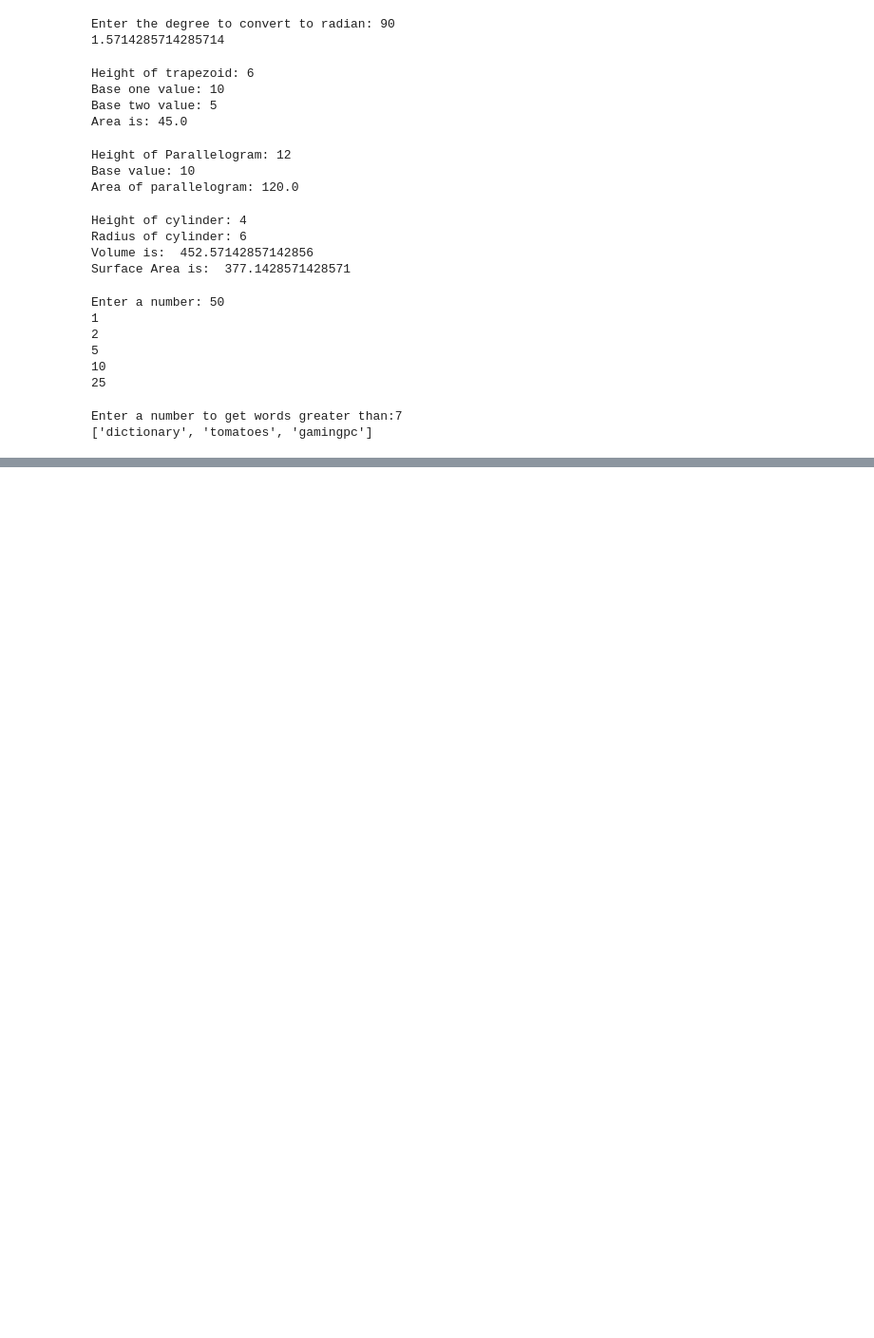
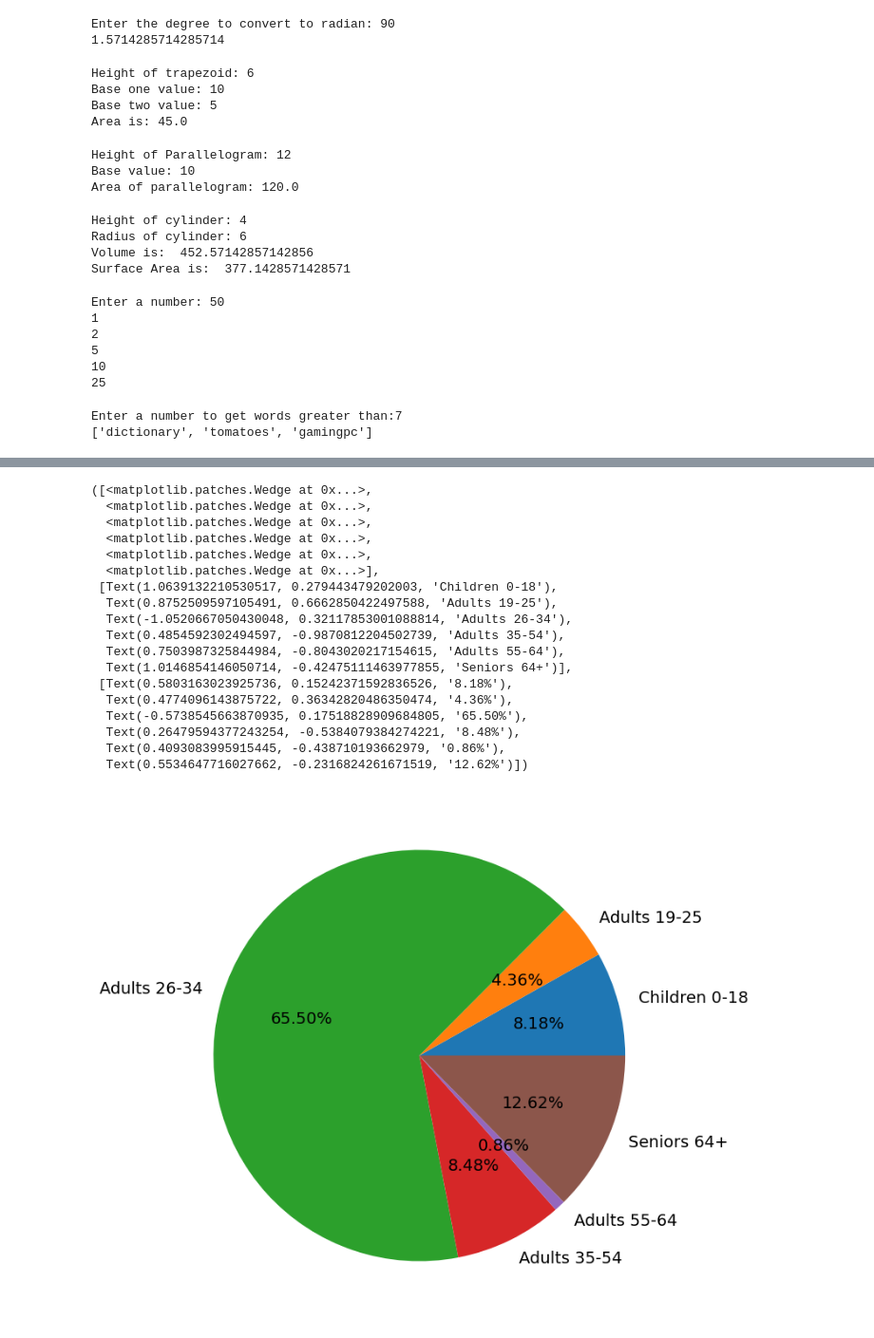
Before and after one commit to jillp111/Assignment, a Jupyter notebook: ASSIGNMENT 1.ipynb, the cells around one changed output, grey strips where cells are left out. Shown at 95% size. Cells and saved outputs as stored; diff of their text form; code cells hidden in the pictures; blank space fills up the shorter version.

```diff
--- a/ASSIGNMENT 1.ipynb
+++ b/ASSIGNMENT 1.ipynb
@@ -909,0 +969,28 @@ Enter a number to get words greater than:7
+# %%
+plt.figure(figsize=(8,8))
+plt.pie(
+    x=age_group_populations,
+    labels=age_group_labels,
+    autopct="%1.2f%%",
+    textprops={'fontsize':14}
+)
+# %% [output]
+([<matplotlib.patches.Wedge at 0x...>,
+  <matplotlib.patches.Wedge at 0x...>,
+  <matplotlib.patches.Wedge at 0x...>,
+  <matplotlib.patches.Wedge at 0x...>,
+  <matplotlib.patches.Wedge at 0x...>,
+  <matplotlib.patches.Wedge at 0x...>],
+ [Text(1.0639132210530517, 0.279443479202003, 'Children 0-18'),
+  Text(0.8752509597105491, 0.6662850422497588, 'Adults 19-25'),
+  Text(-1.0520667050430048, 0.32117853001088814, 'Adults 26-34'),
+  Text(0.4854592302494597, -0.9870812204502739, 'Adults 35-54'),
+  Text(0.7503987325844984, -0.8043020217154615, 'Adults 55-64'),
+  Text(1.0146854146050714, -0.42475111463977855, 'Seniors 64+')],
+ [Text(0.5803163023925736, 0.15242371592836526, '8.18%'),
+  Text(0.4774096143875722, 0.36342820486350474, '4.36%'),
+  Text(-0.5738545663870935, 0.17518828909684805, '65.50%'),
+  Text(0.26479594377243254, -0.5384079384274221, '8.48%'),
+  Text(0.4093083995915445, -0.438710193662979, '0.86%'),
+  Text(0.5534647716027662, -0.2316824261671519, '12.62%')])
+[figure, added]
```
Also changed, not shown: parts of 3 cells of this notebook.
